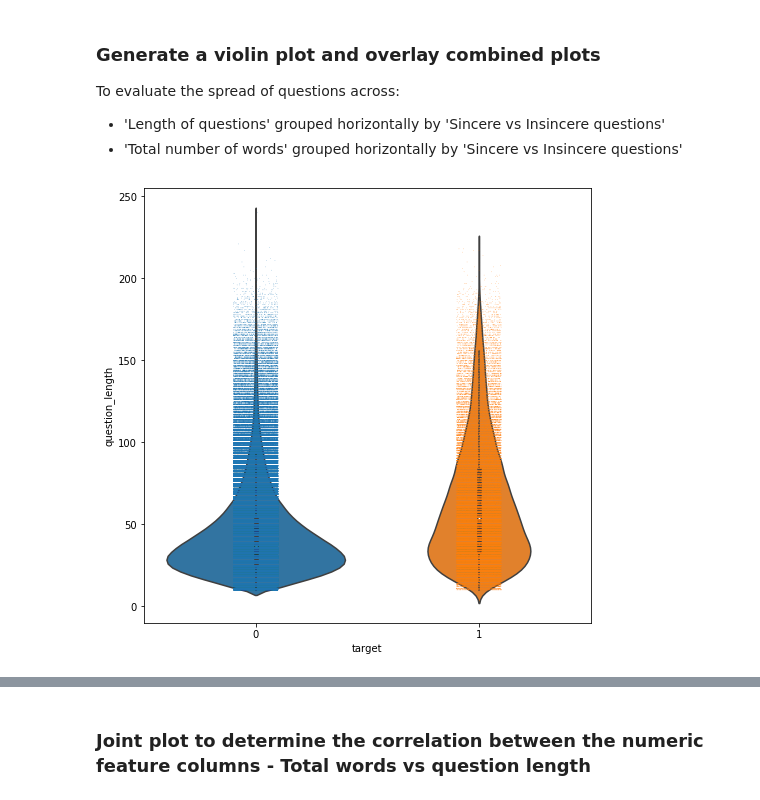
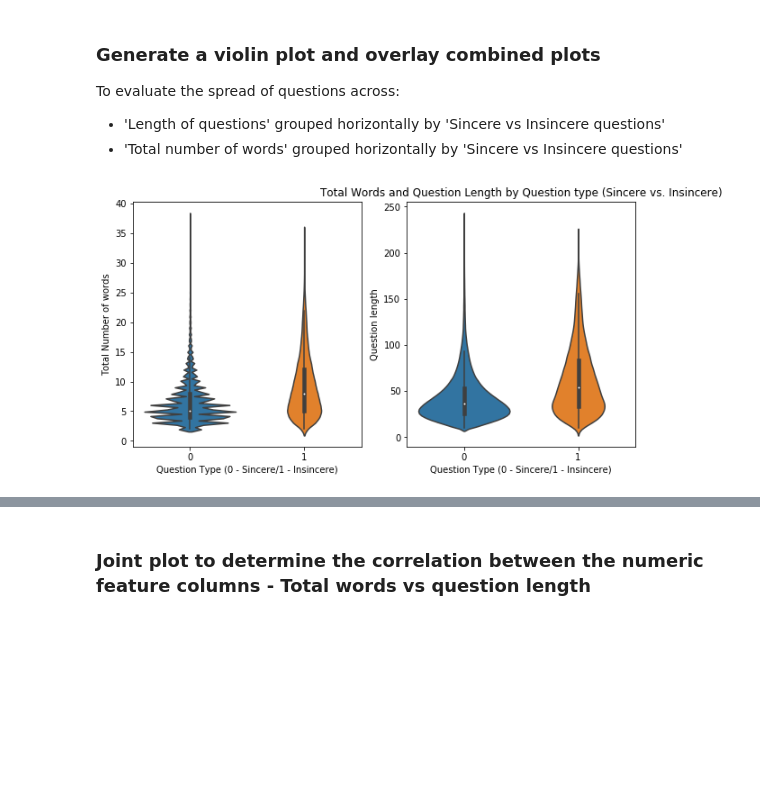
Before and after one commit to shalin4788/Springboard-Do-not-refer-, a Jupyter notebook: Capstone Two/EDA_Quora Insincere Capstone Data.ipynb, the cells around one changed output, grey strips where cells are left out. Cells and saved outputs as stored; diff of their text form; code cells hidden in the pictures; blank space fills up the shorter version.

```diff
--- a/Capstone Two/EDA_Quora Insincere Capstone Data.ipynb
+++ b/Capstone Two/EDA_Quora Insincere Capstone Data.ipynb
@@ -162,14 +162,25 @@ To evaluate the spread of questions across:
 - 'Length of questions' grouped horizontally by 'Sincere vs Insincere questions'
 - 'Total number of words' grouped horizontally by 'Sincere vs Insincere questions'
 # %%
-plt.rcParams["figure.figsize"] = (8,8)
+plt.rcParams["figure.figsize"] = (10,5)
 
+plt.subplot(1,2,1)
+sns.violinplot(x='target', y='total_words', data=df)
 
+# Overlay a strip plot on the violin plot
+#sns.stripplot(x='target', y='total_words', data=df, jitter=True,size=0.5)
+plt.xlabel('Question Type (0 - Sincere/1 - Insincere)')
+plt.ylabel('Total Number of words')
+
+plt.subplot(1,2,2)
 sns.violinplot(x='target', y='question_length', data=df)
 
 # Overlay a strip plot on the violin plot
-sns.stripplot(x='target', y='question_length', data=df, jitter=True,size=0.5)
+#sns.stripplot(x='target', y='question_length', data=df, jitter=True,size=0.5)
+plt.xlabel('Question Type (0 - Sincere/1 - Insincere)')
+plt.ylabel('Question length')
 
+plt.title('Total Words and Question Length by Question type (Sincere vs. Insincere)')
 plt.show()
 # %% [output]
-[figure, old version]
+[figure, new version]
```
Also changed, not shown: parts of 9 cells of this notebook.
